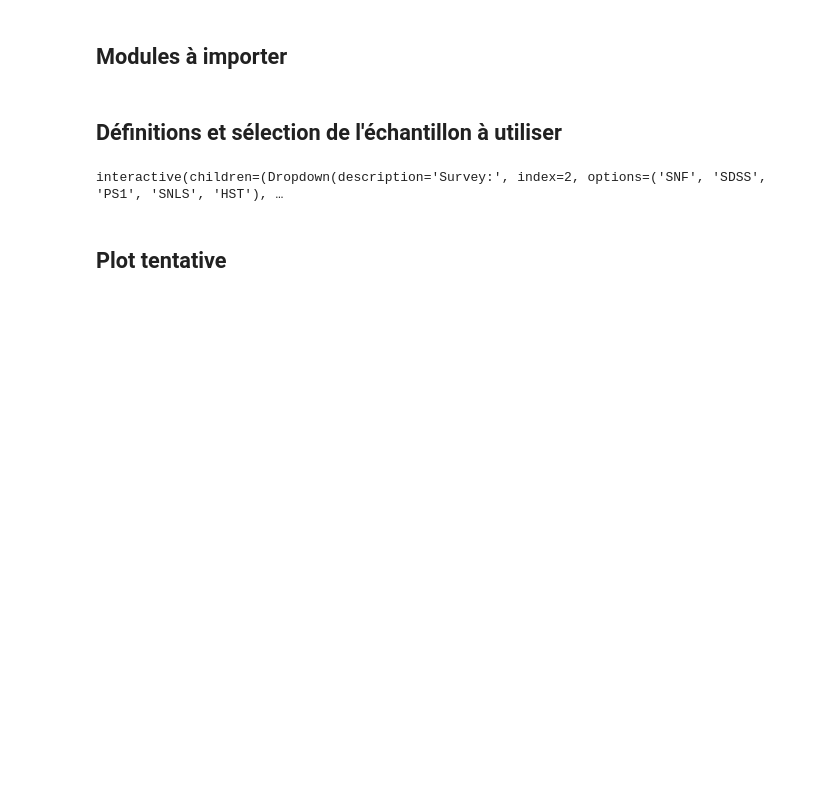
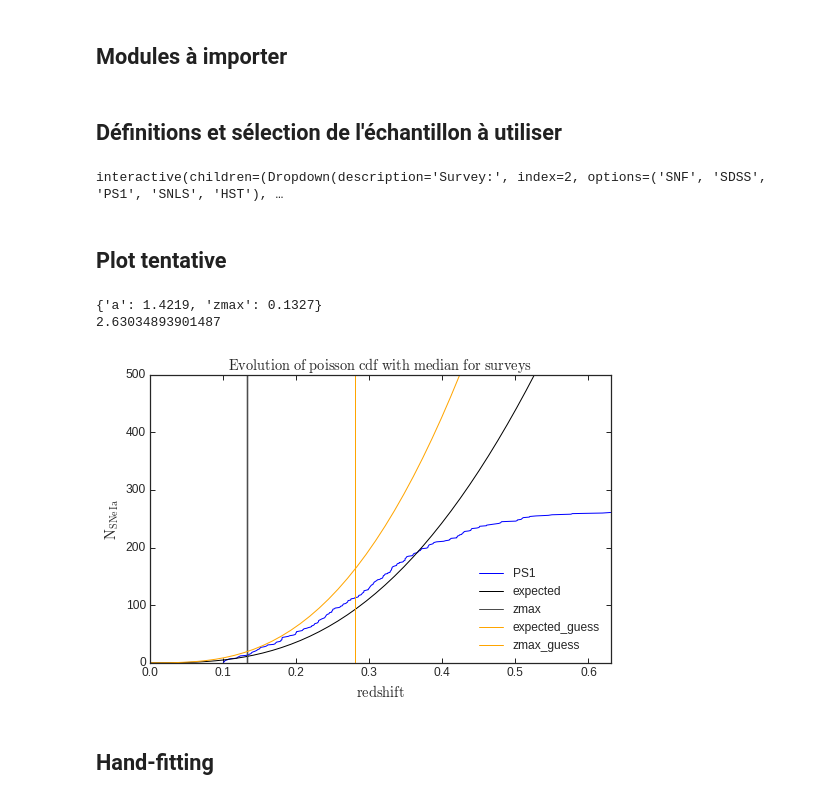
Before and after one commit to Nora-n/variaIa, a Jupyter notebook: notebooks/draft_determination_zmax-nobins.ipynb, the cells around one changed output. Saved outputs shown, nothing was run; the diff lists cells and outputs as text; code cells hidden in the pictures; blank space fills up the shorter version.

```diff
--- a/notebooks/draft_determination_zmax-nobins.ipynb
+++ b/notebooks/draft_determination_zmax-nobins.ipynb
@@ -71 +62,32 @@ N_expt = a*cosmo.comoving_volume(dataz).value
+# %%
+reload(ratefitnb)
+
+a_guess = 2.5
+zmax_guess = .28
+
+test = ratefitnb.RateFit()
+test.set_data(dataz)
+#test.set_param([1, .28])
+test.minimize(a = a_guess, zmax = zmax_guess, limit_a=(0.5, 5), limit_zmax=(0.11, 0.6))
+# %%
+reload(ratefitnb)
+
+test.plot("PS1", [a_guess, zmax_guess])
+print(test.param)
+print(test.get_logprob(test.param['a'], test.param['zmax']))
+
+fig=plt.gcf()
+fig.savefig('/home/nora/Documents/Thèse/Images/zmax_nobins_'
+            + su.value
+            + '_a_'
+            + str(test.param['a'])
+            + '_z_'
+            + str(test.param['zmax'])
+            + '.pdf')
+# %% [output]
+{'a': 1.4219, 'zmax': 0.1327}
+2.63034893901487
+[figure, added]
+# %% [markdown]
+## Hand-fitting
 # %%
```
Also changed, not shown: parts of 12 cells of this notebook, 4 other files.
